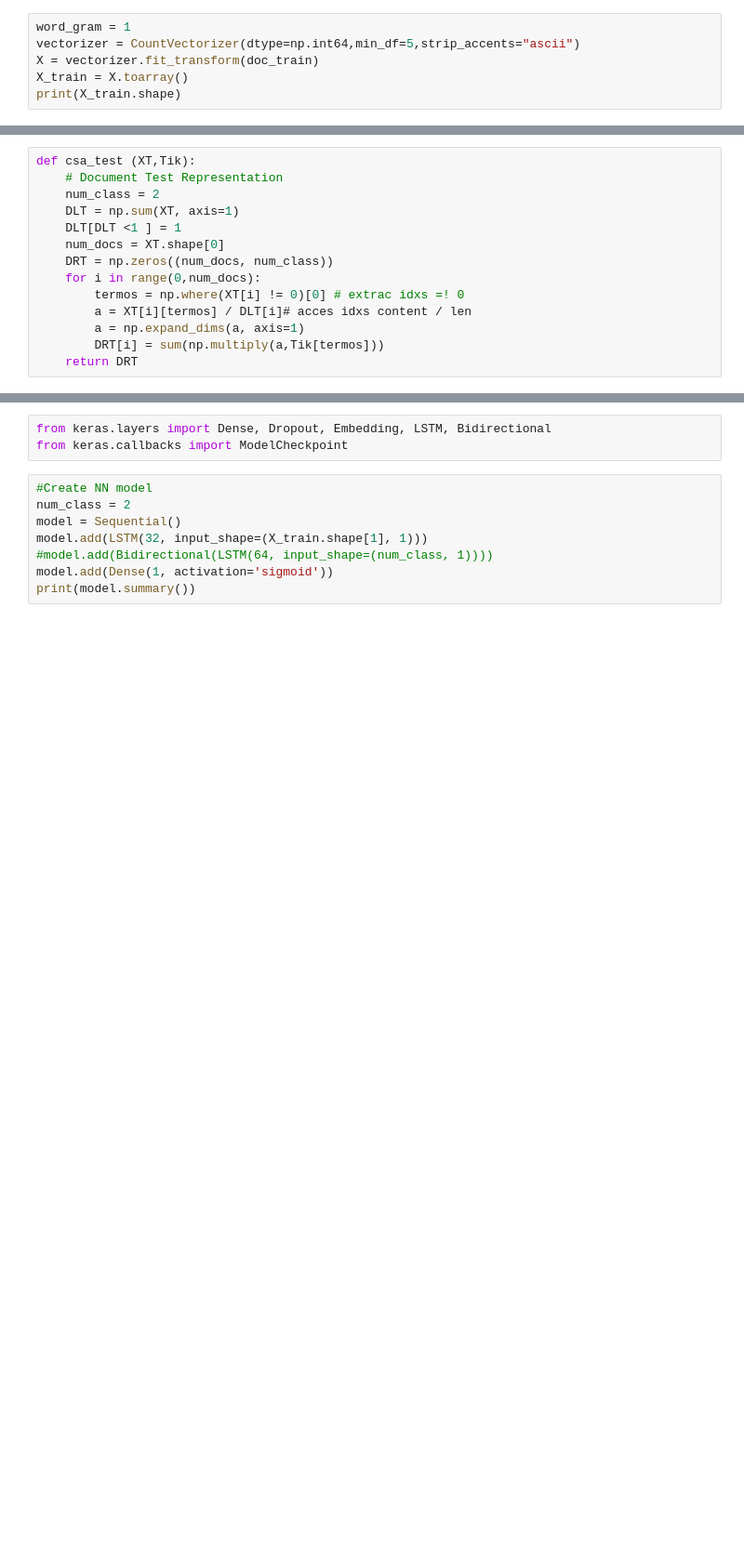
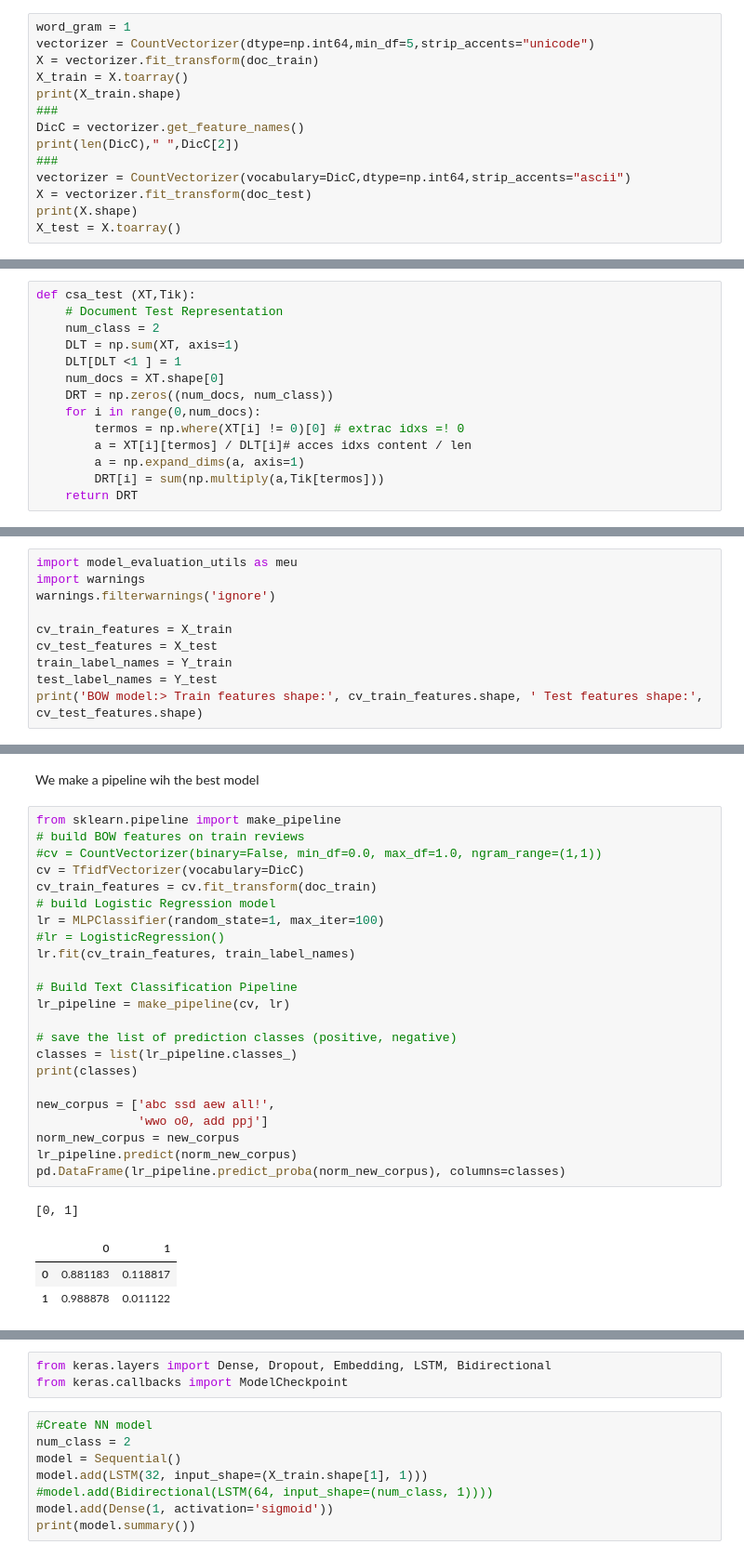
Before and after one commit to danielafe7-usp/Project, a Jupyter notebook: Shuffle data-Book Pre processing.ipynb, the cells around one changed output, grey strips where cells are left out. Shown at 93% size. Saved outputs shown, nothing was run; the diff lists cells and outputs as text; blank space fills up the shorter version.

```diff
--- a/Shuffle data-Book Pre processing.ipynb
+++ b/Shuffle data-Book Pre processing.ipynb
@@ -192,7 +220,15 @@ Doc Test : 10  Labels Test :  10
 # %%
 word_gram = 1
-vectorizer = CountVectorizer(dtype=np.int64,min_df=5,strip_accents="ascii")
+vectorizer = CountVectorizer(dtype=np.int64,min_df=5,strip_accents="unicode")
 X = vectorizer.fit_transform(doc_train)
 X_train = X.toarray()
 print(X_train.shape)
+###
+DicC = vectorizer.get_feature_names()
+print(len(DicC)," ",DicC[2])
+###
+vectorizer = CountVectorizer(vocabulary=DicC,dtype=np.int64,strip_accents="ascii")
+X = vectorizer.fit_transform(doc_test)
+print(X.shape)
+X_test = X.toarray()
 # %% [output]
@@ -358,0 +390,10 @@ Time:  0.0017757415771484375
+# %%
+import model_evaluation_utils as meu
+import warnings
+warnings.filterwarnings('ignore')
+
+cv_train_features = X_train
+cv_test_features = X_test
+train_label_names = Y_train
+test_label_names = Y_test
+print('BOW model:> Train features shape:', cv_train_features.shape, ' Test features shape:', cv_test_features.shape)
@@ -358,0 +1067,30 @@ Time:  0.0017757415771484375
+# %% [markdown]
+We make a pipeline wih the best model
+# %%
+from sklearn.pipeline import make_pipeline
+# build BOW features on train reviews
+#cv = CountVectorizer(binary=False, min_df=0.0, max_df=1.0, ngram_range=(1,1))
+cv = TfidfVectorizer(vocabulary=DicC)
+cv_train_features = cv.fit_transform(doc_train)
+# build Logistic Regression model
+lr = MLPClassifier(random_state=1, max_iter=100)
+#lr = LogisticRegression()
+lr.fit(cv_train_features, train_label_names)
+
+# Build Text Classification Pipeline
+lr_pipeline = make_pipeline(cv, lr)
+
+# save the list of prediction classes (positive, negative)
+classes = list(lr_pipeline.classes_)
+print(classes)
+
+new_corpus = ['abc ssd aew all!',
+              'wwo o0, add ppj']
+norm_new_corpus = new_corpus
+lr_pipeline.predict(norm_new_corpus)
+pd.DataFrame(lr_pipeline.predict_proba(norm_new_corpus), columns=classes)
+# %% [output]
+[0, 1]
+|  | 0 | 1 |
+| 0 | 0.881183 | 0.118817 |
+| 1 | 0.988878 | 0.011122 |
```
Also changed, not shown: parts of 66 cells of this notebook, 1 other file.
